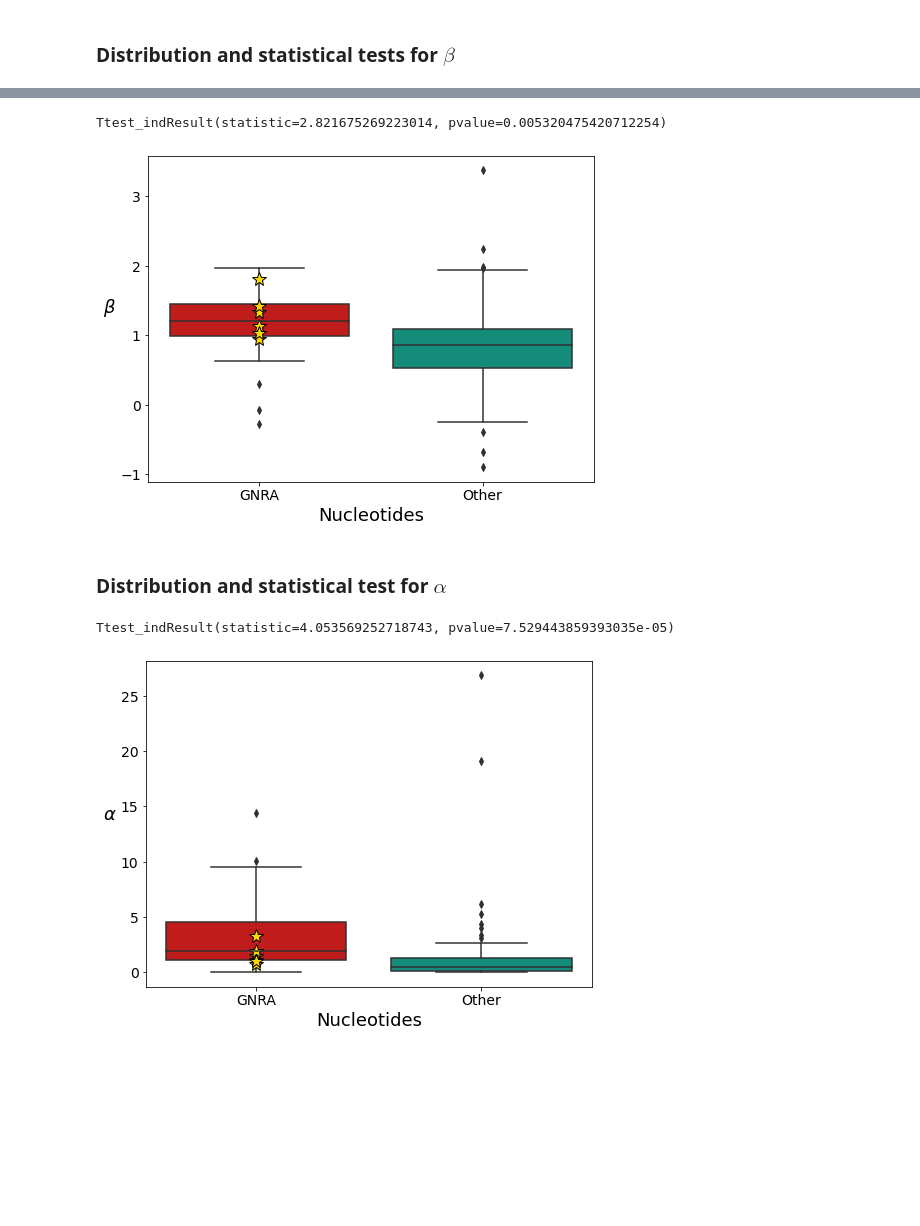
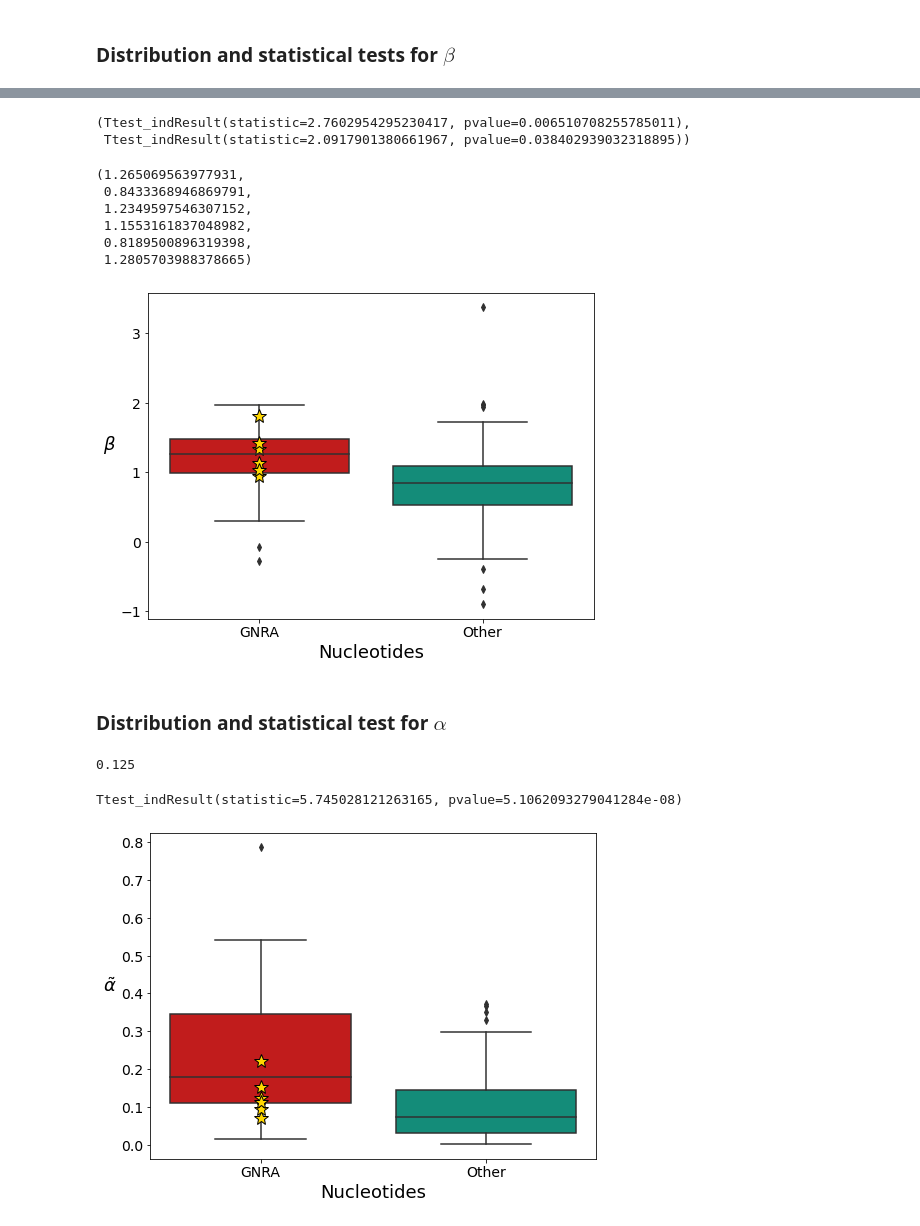
Before and after one commit to bussilab/shape-grandcanonical-md, a Jupyter notebook: notebooks/experiments.ipynb, the cells around one changed output, grey strips where cells are left out. Drawn from its saved outputs; the diff is of its cells as text; code cells hidden in the pictures; blank space fills up the shorter version.

```diff
--- a/notebooks/experiments.ipynb
+++ b/notebooks/experiments.ipynb
@@ -60,7 +59,7 @@ inter_g1 = []
 
 for name in ['2N2O', '2GIS', '2L1V', '1SCL', '1KXK', '1CQ5', '2GV4']:
     ## Read data-sheet and build sequence
-    df = pd.read_excel('../experiments/SHAPE_data_cooperativity_series-2.xlsx', sheet_name=name, engine='openpyxl', skiprows=1)
+    df = pd.read_excel('../data/other/SHAPE_data_cooperativity_series-2.xlsx', sheet_name=name, engine='openpyxl', skiprows=1)
     print(name)
     i0 = 0
     for s in df.seqRNA.values:
@@ -137,7 +136,7 @@ for name in ['2N2O', '2GIS', '2L1V', '1SCL', '1KXK', '1CQ5', '2GV4']:
         for i in range(nn.shape[0]):
             if nn[i].all() > 0:
 
-                all_stem.append(nn[i])
+                all_stem.append(np.log(nn[i]/conc))
                 popt,pcov = curve_fit(fun,np.log(conc),np.log(nn[i]/conc))
 
                 slope1.append(popt[0])
@@ -338,9 +367,19 @@ plt.savefig("/Users/nicola.calonaci/Documents/GitHub/paper-shapemd/Figures/beta_
 # %%
 from scipy import stats
 
-stats.ttest_ind(gnra_beta,other_beta)
+stats.ttest_ind(gnra_beta,other_beta),stats.ttest_ind(g1_beta,other_beta)
 # %% [output]
-Ttest_indResult(statistic=2.821675269223014, pvalue=0.005320475420712254)
+(Ttest_indResult(statistic=2.7602954295230417, pvalue=0.006510708255785011),
+ Ttest_indResult(statistic=2.0917901380661967, pvalue=0.038402939032318895))
+# %%
+np.median(gnra_beta),np.median(other_beta),np.median(g1_beta),np.average(gnra_beta),np.average(other_beta),np.average(g1_beta)
+# %% [output]
+(1.265069563977931,
+ 0.8433368946869791,
+ 1.2349597546307152,
+ 1.1553161837048982,
+ 0.8189500896319398,
+ 1.2805703988378665)
 # %%
 # Beta
 
@@ -367,46 +406,51 @@ plt.xticks(size = 14)
 plt.yticks(size = 14)
 plt.xlim(-0.5,1.5)
 
-plt.savefig("/Users/nicola.calonaci/Documents/GitHub/paper-shapemd/Figures/beta_exp_boxplot.png", dpi = 300)
+plt.savefig("/Users/nicola.calonaci/Documents/GitHub/paper-shapemd/Figures/beta_exp_boxplot.pdf", dpi = 300)
 # %% [output]
-[figure, old version]
+[figure, new version]
 # %% [markdown]
 ### Distribution and statistical test for $\alpha$
 # %%
 from scipy import stats
 
-stats.ttest_ind(gnra_alpha,other_alpha)
+reference_conc=conc[2]
+print(reference_conc)
+
+stats.ttest_ind(gnra_alpha*(reference_conc**gnra_beta),other_alpha*(reference_conc**other_beta))
 # %% [output]
-Ttest_indResult(statistic=4.053569252718743, pvalue=7.529443859393035e-05)
+0.125
+Ttest_indResult(statistic=5.745028121263165, pvalue=5.1062093279041284e-08)
 # %%
 import seaborn as sns
 import pandas as pd
 
 # Alpha
 
 plot_gnra_alpha = np.nan*np.ones(other_alpha.shape)
 plot_gnra_alpha[0:len(gnra_alpha)] = gnra_alpha
 
 # Plots
 
-df_alpha = pd.DataFrame(data = {"GNRA" : plot_gnra_alpha, "Other" : other_alpha})
+
+df_alpha = pd.DataFrame(data = {"GNRA" : plot_gnra_alpha*(reference_conc**plot_gnra_beta), "Other" : other_alpha*(reference_conc**other_beta)})
 
 pal = {"GNRA": "#DC0000FF", "Other" : '#00A087FF'}
 
 plt.figure(figsize = (8,6))
 
 ax = sns.boxplot(data = df_alpha, palette = pal)
 
 x = np.repeat("GNRA", len(inter_g1))
-y = np.ones(len(inter_g1))+inter_g1
+y = np.exp(inter_g1)*(reference_conc**g1_beta)
 plt.plot(x, y, "*", markersize = 14, color = "k",  markerfacecolor='gold')
 
 
-ax.set_ylabel(r"$\alpha$", rotation= 0, size = 18, ha = "right")
+ax.set_ylabel(r"$\tilde{\alpha}$", rotation= 0, size = 18, ha = "right")
 
 plt.xlabel("Nucleotides", size = 18)
 plt.xticks(size = 14)
 plt.yticks(size = 14)
-plt.savefig("/Users/nicola.calonaci/Documents/GitHub/paper-shapemd/Figures/alpha_exp_boxplot.png", dpi = 300)
+plt.savefig("/Users/nicola.calonaci/Documents/GitHub/paper-shapemd/Figures/alpha_exp_boxplot.pdf", dpi = 300)
 # %% [output]
-[figure, old version]
+[figure, new version]
```
Also changed, not shown: parts of 6 cells of this notebook.
